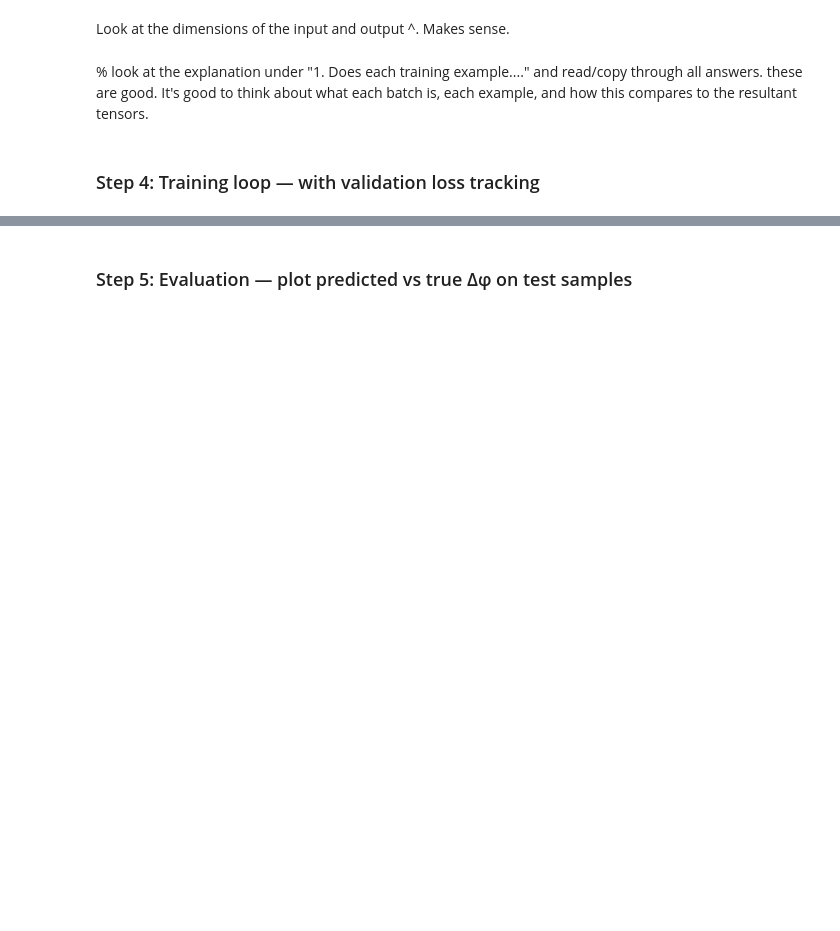
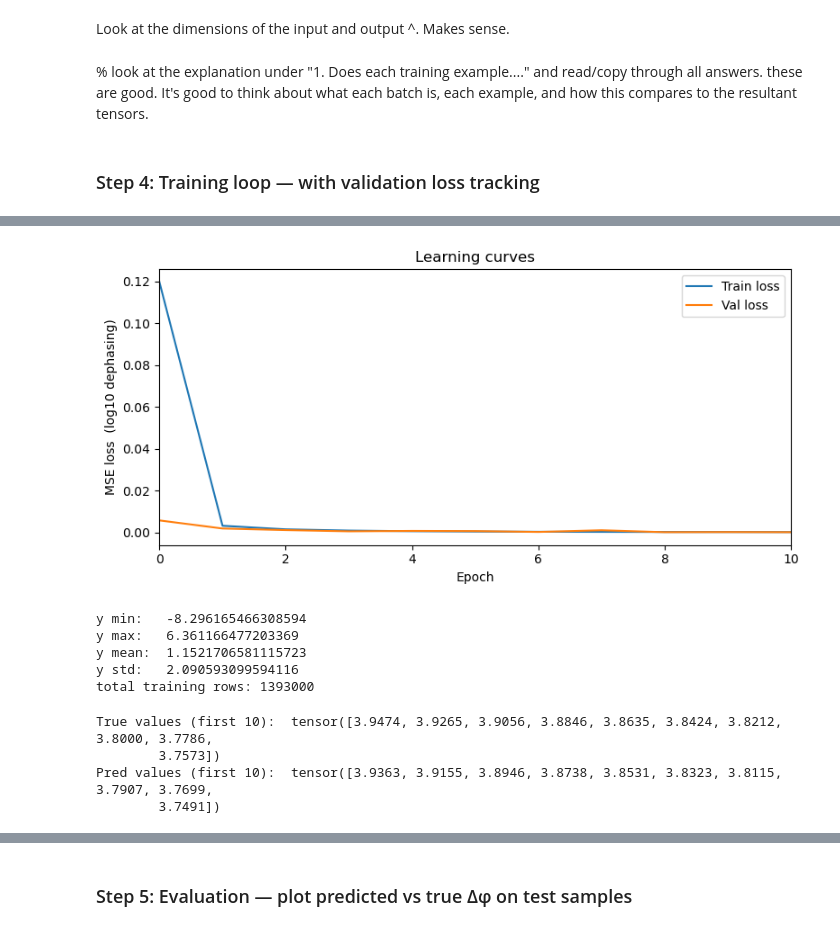
Before and after one commit to lea-y01/ML4PhysAstro, a Jupyter notebook: MLP_take1.ipynb, the cells around one changed output, grey strips where cells are left out. Cells and saved outputs as stored; diff of their text form; code cells hidden in the pictures; blank space fills up the shorter version.

```diff
--- a/MLP_take1.ipynb
+++ b/MLP_take1.ipynb
@@ -693,0 +724,43 @@ Epoch  50/50  |  Train loss: 0.0001  |  Val loss:   0.0003
+# %%
+# --- Plot learning curves ---
+import matplotlib.pyplot as plt
+
+plt.figure(figsize=(8, 4))
+plt.plot(train_losses, label='Train loss')
+plt.plot(val_losses,   label='Val loss')
+plt.xlim(0, 10)
+
+plt.xlabel('Epoch')
+plt.ylabel('MSE loss  (log10 dephasing)')
+plt.title('Learning curves')
+plt.legend()
+plt.tight_layout()
+plt.show()
+# %% [output]
+[figure, added]
+# %%
+print("y min:  ", train_dataset.y.min().item())
+print("y max:  ", train_dataset.y.max().item())
+print("y mean: ", train_dataset.y.mean().item())
+print("y std:  ", train_dataset.y.std().item())
+print("total training rows:", len(train_dataset))
+# %% [output]
+y min:   -8.296165466308594
+y max:   6.361166477203369
+y mean:  1.1521706581115723
+y std:   2.090593099594116
+total training rows: 1393000
+# %%
+model.eval()
+with torch.no_grad():
+    X_batch, y_batch = next(iter(val_loader))
+    X_batch = X_batch.to(device)
+    y_pred  = model(X_batch).squeeze().cpu()
+
+print("True values (first 10): ", y_batch[:10])
+print("Pred values (first 10): ", y_pred[:10])
+# %% [output]
+True values (first 10):  tensor([3.9474, 3.9265, 3.9056, 3.8846, 3.8635, 3.8424, 3.8212, 3.8000, 3.7786,
+        3.7573])
+Pred values (first 10):  tensor([3.9363, 3.9155, 3.8946, 3.8738, 3.8531, 3.8323, 3.8115, 3.7907, 3.7699,
+        3.7491])
```
Also changed, not shown: parts of 7 cells of this notebook, 1 other file.
